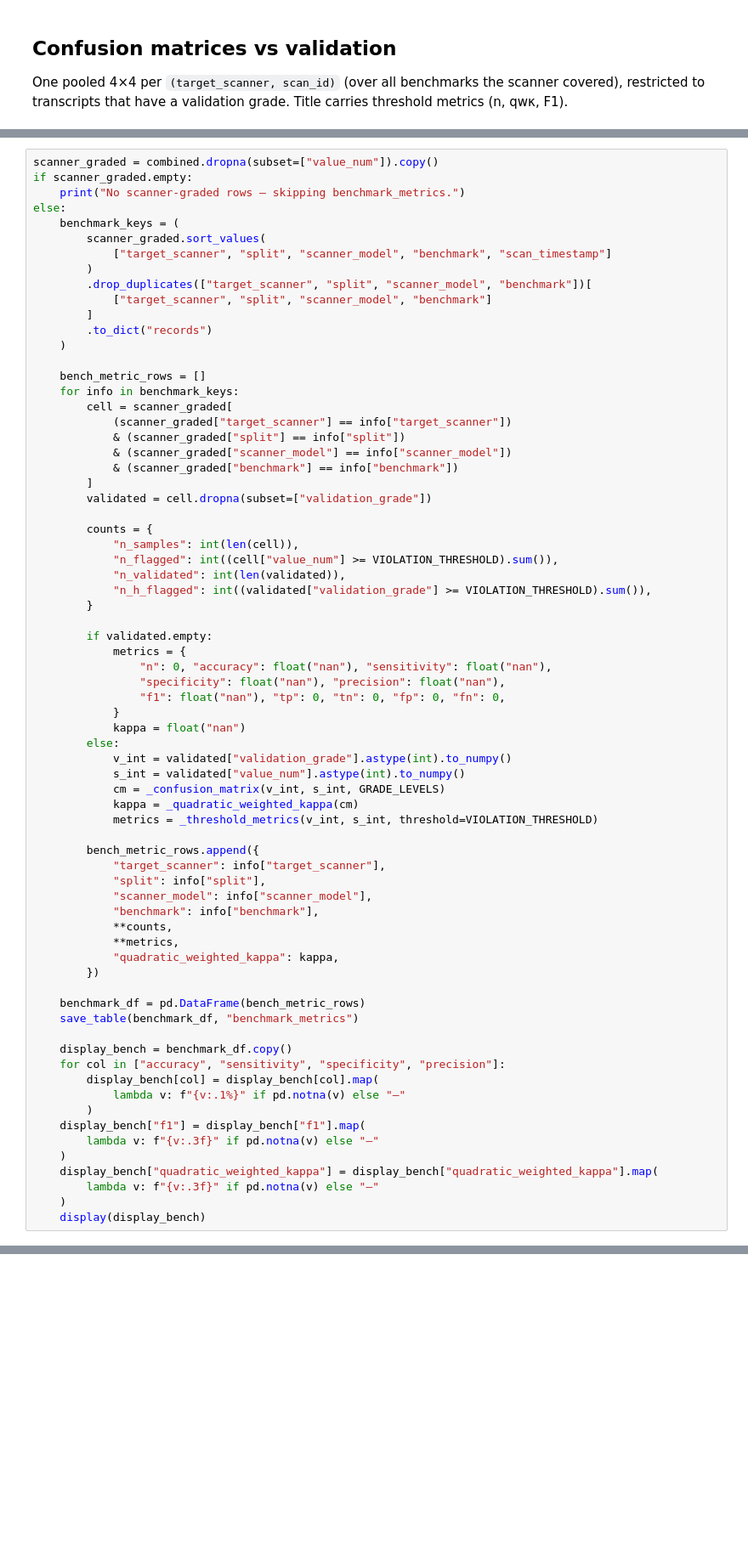
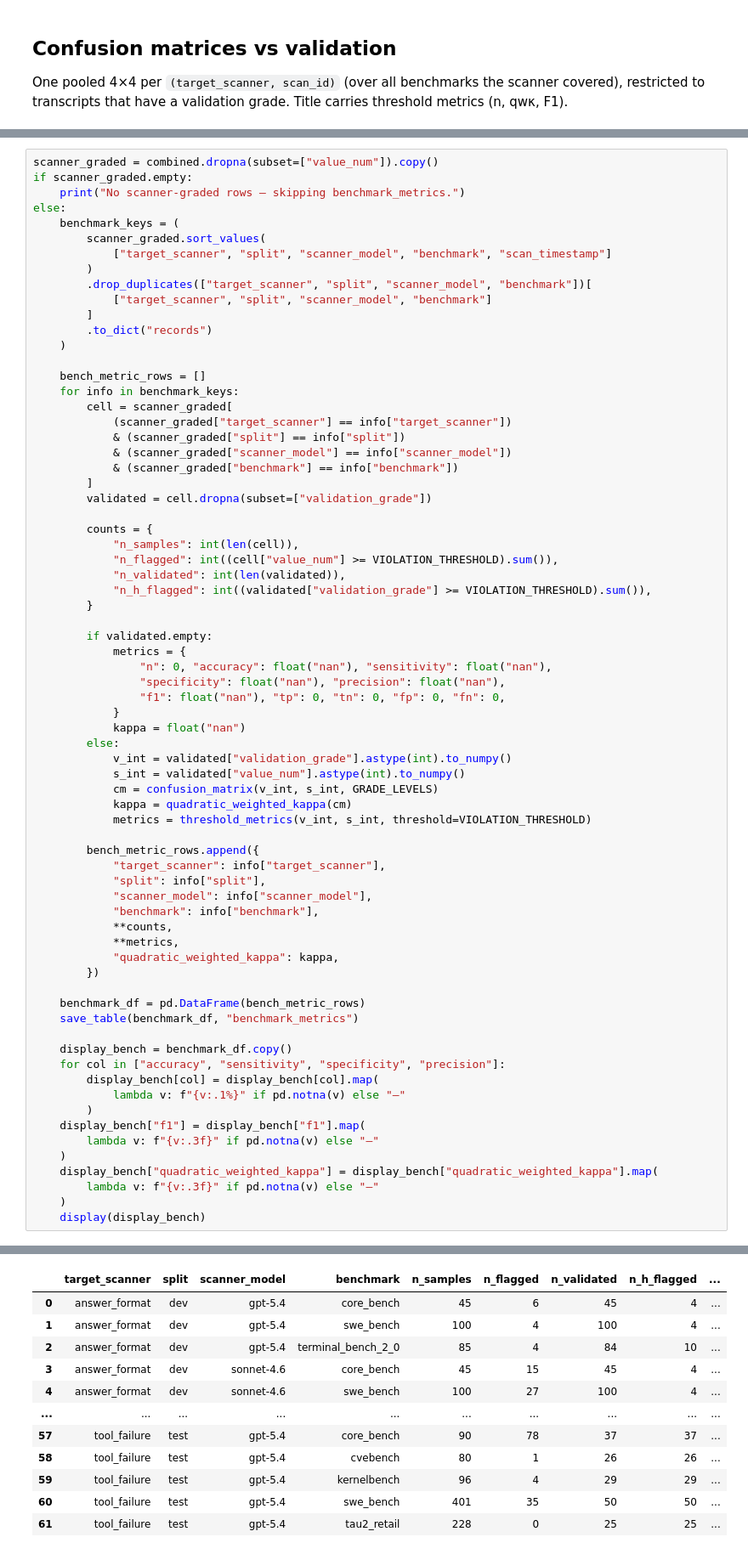
Before and after one commit to arcadia-mars-4-0/scanner_evaluation, a Jupyter notebook: analysis/scanner_combined_results.ipynb, the cells around one changed output, grey strips where cells are left out. Shown at 85% size. Drawn from its saved outputs; the diff is of its cells as text; blank space fills up the shorter version.

```diff
--- a/analysis/scanner_combined_results.ipynb
+++ b/analysis/scanner_combined_results.ipynb
@@ -697,9 +680,9 @@ else:
         else:
             v_int = validated["validation_grade"].astype(int).to_numpy()
             s_int = validated["value_num"].astype(int).to_numpy()
-            cm = _confusion_matrix(v_int, s_int, GRADE_LEVELS)
-            kappa = _quadratic_weighted_kappa(cm)
-            metrics = _threshold_metrics(v_int, s_int, threshold=VIOLATION_THRESHOLD)
+            cm = confusion_matrix(v_int, s_int, GRADE_LEVELS)
+            kappa = quadratic_weighted_kappa(cm)
+            metrics = threshold_metrics(v_int, s_int, threshold=VIOLATION_THRESHOLD)
 
         bench_metric_rows.append({
             "target_scanner": info["target_scanner"],
@@ -726,3 +709,4 @@ else:
         lambda v: f"{v:.3f}" if pd.notna(v) else "—"
     )
     display(display_bench)
+# %% [output]
@@ -728,0 +714,12 @@ else:
+|  | target_scanner | split | scanner_model | benchmark | n_samples | n_flagged | n_validated | n_h_flagged | ... |
+| 0 | answer_format | dev | gpt-5.4 | core_bench | 45 | 6 | 45 | 4 | ... |
+| 1 | answer_format | dev | gpt-5.4 | swe_bench | 100 | 4 | 100 | 4 | ... |
+| 2 | answer_format | dev | gpt-5.4 | terminal_bench_2_0 | 85 | 4 | 84 | 10 | ... |
+| 3 | answer_format | dev | sonnet-4.6 | core_bench | 45 | 15 | 45 | 4 | ... |
+| 4 | answer_format | dev | sonnet-4.6 | swe_bench | 100 | 27 | 100 | 4 | ... |
+| ... | ... | ... | ... | ... | ... | ... | ... | ... | ... |
+| 57 | tool_failure | test | gpt-5.4 | core_bench | 90 | 78 | 37 | 37 | ... |
+| 58 | tool_failure | test | gpt-5.4 | cvebench | 80 | 1 | 26 | 26 | ... |
+| 59 | tool_failure | test | gpt-5.4 | kernelbench | 96 | 4 | 29 | 29 | ... |
+| 60 | tool_failure | test | gpt-5.4 | swe_bench | 401 | 35 | 50 | 50 | ... |
+| 61 | tool_failure | test | gpt-5.4 | tau2_retail | 228 | 0 | 25 | 25 | ... |
```
Also changed, not shown: parts of 10 cells of this notebook, 4 other files.
